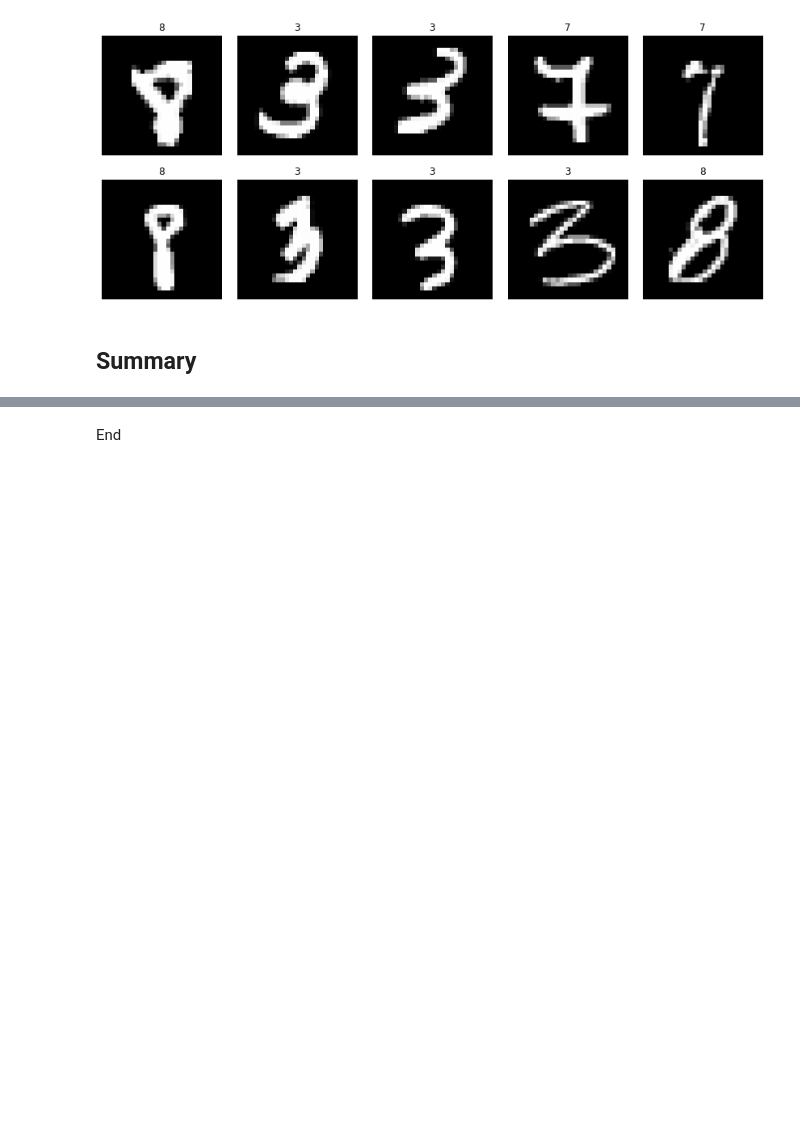
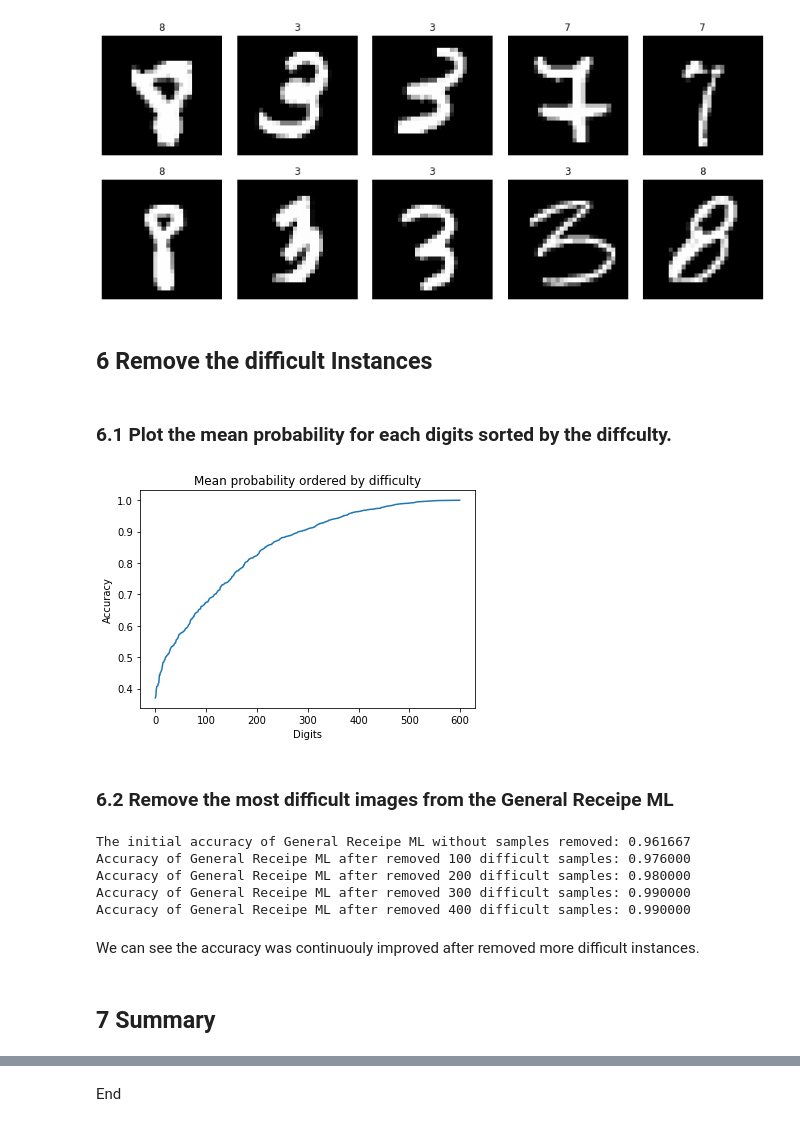
Before and after one commit to zhares999/ET5003_SEM1_2021-2, a Jupyter notebook: Week-1/Etivity_1_XiaomingZhang_20158327.ipynb, the cells around one changed output, grey strips where cells are left out. Saved outputs shown, nothing was run; the diff lists cells and outputs as text; code cells hidden in the pictures; blank space fills up the shorter version.

```diff
--- a/Week-1/Etivity_1_XiaomingZhang_20158327.ipynb
+++ b/Week-1/Etivity_1_XiaomingZhang_20158327.ipynb
@@ -663,8 +739,67 @@ for i in range(10):
     axs[i].set_title(int(y_val[index]))
 # %% [output]
 [figure]
+# %% [markdown]
+## 6 Remove the difficult Instances
+# %% [markdown]
+### 6.1 Plot the mean probability for each digits sorted by the diffculty.
+# %%
+y_predB_sorted_by_difficulty = np.sort(y_predB[:,1])
+
+plt.plot(y_predB_sorted_by_difficulty)
+plt.title('Mean probability ordered by difficulty')
+plt.xlabel('Digits')
+plt.ylabel('Accuracy')
+plt.show()
+# %% [output]
+[figure, added]
+# %% [markdown]
+### 6.2 Remove the most difficult images from the General Receipe ML
+# %%
+# The initial accuracy score of General Receipe ML  without samples removed
+print('The initial accuracy of General Receipe ML without samples removed: %f' % (original_accuracy))
+
+# Remov 100 difficult samples
+difficult = np.argsort(-y_predB[:,2])
+new_X_val = np.delete(X_val, difficult[0:100], axis=0)
+new_Y_val = np.delete(y_val, difficult[0:100], axis=0)
+new_Y_pred = model_log.predict(new_X_val)
+new_accuracy = accuracy_score(new_Y_pred, new_Y_val)
+print('Accuracy of General Receipe ML after removed %s difficult samples: %f' % (X_val.shape[0] - new_X_val.shape[0], new_accuracy))
+
+# Remov 200 difficult samples
+new_X_val = np.delete(X_val, difficult[0:200], axis=0)
+new_Y_val = np.delete(y_val, difficult[0:200], axis=0)
+new_Y_pred = model_log.predict(new_X_val)
+new_accuracy = accuracy_score(new_Y_pred, new_Y_val)
+
+print('Accuracy of General Receipe ML after removed %s difficult samples: %f' % (X_val.shape[0] - new_X_val.shape[0], new_accuracy))
+
+# Remov 300 difficult samples
+new_X_val = np.delete(X_val, difficult[0:300], axis=0)
+new_Y_val = np.delete(y_val, difficult[0:300], axis=0)
+new_Y_pred = model_log.predict(new_X_val)
+new_accuracy = accuracy_score(new_Y_pred, new_Y_val)
+
+print('Accuracy of General Receipe ML after removed %s difficult samples: %f' % (X_val.shape[0] - new_X_val.shape[0], new_accuracy))
+
+# Remov 400 difficult samples
+new_X_val = np.delete(X_val, difficult[0:400], axis=0)
+new_Y_val = np.delete(y_val, difficult[0:400], axis=0)
+new_Y_pred = model_log.predict(new_X_val)
+new_accuracy = accuracy_score(new_Y_pred, new_Y_val)
+
+print('Accuracy of General Receipe ML after removed %s difficult samples: %f' % (X_val.shape[0] - new_X_val.shape[0], new_accuracy))
+# %% [output]
+The initial accuracy of General Receipe ML without samples removed: 0.961667
+Accuracy of General Receipe ML after removed 100 difficult samples: 0.976000
+Accuracy of General Receipe ML after removed 200 difficult samples: 0.980000
+Accuracy of General Receipe ML after removed 300 difficult samples: 0.990000
+Accuracy of General Receipe ML after removed 400 difficult samples: 0.990000
+# %% [markdown]
+We can see the accuracy was continuouly improved after removed more difficult instances.
 # %% [markdown]
-## Summary
+## 7 Summary
 # %% [markdown]
 **Code Location** <br>
 Here is my code in Github for Etivity 1:
```
Also changed, not shown: parts of 34 cells of this notebook.
